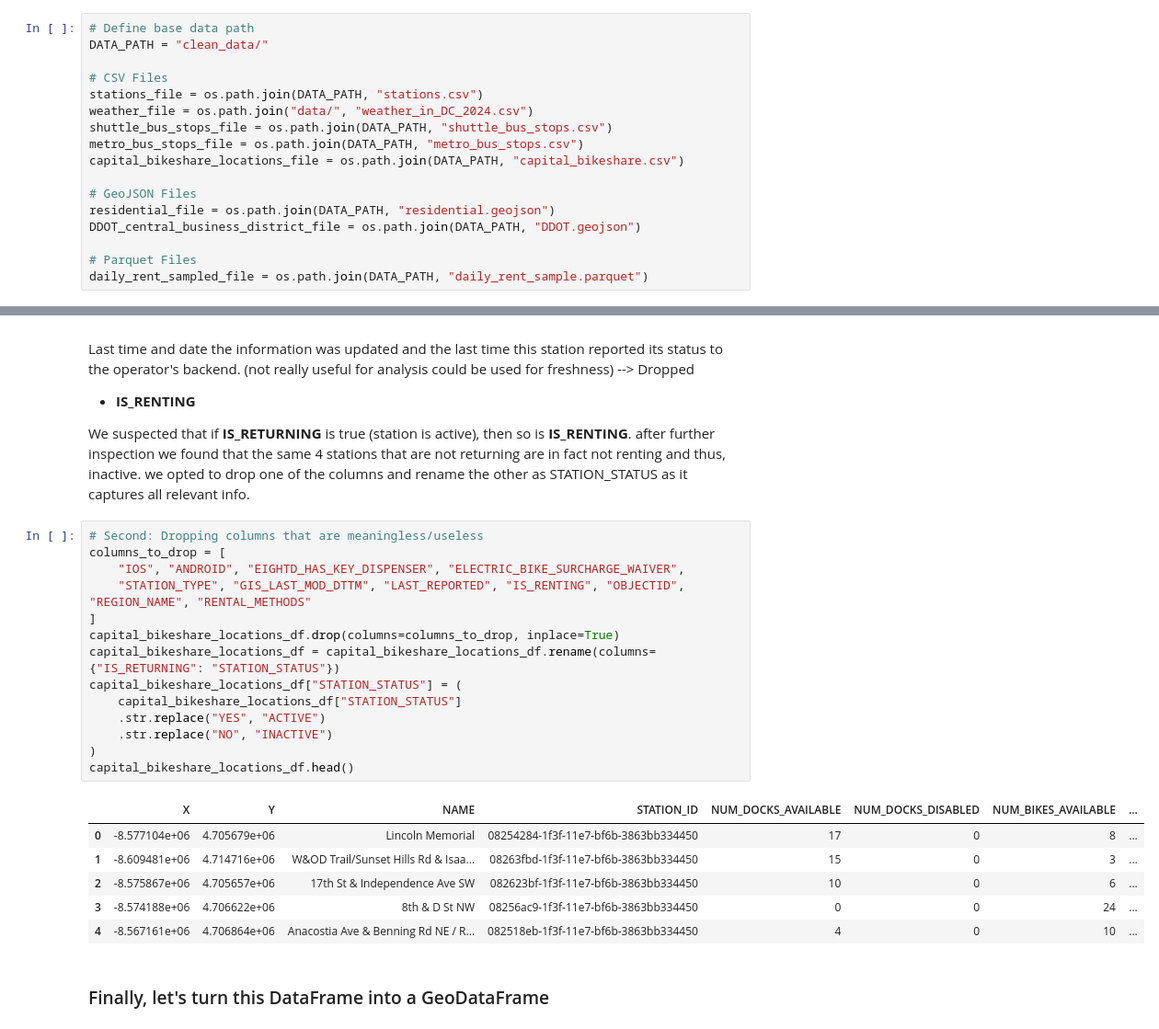
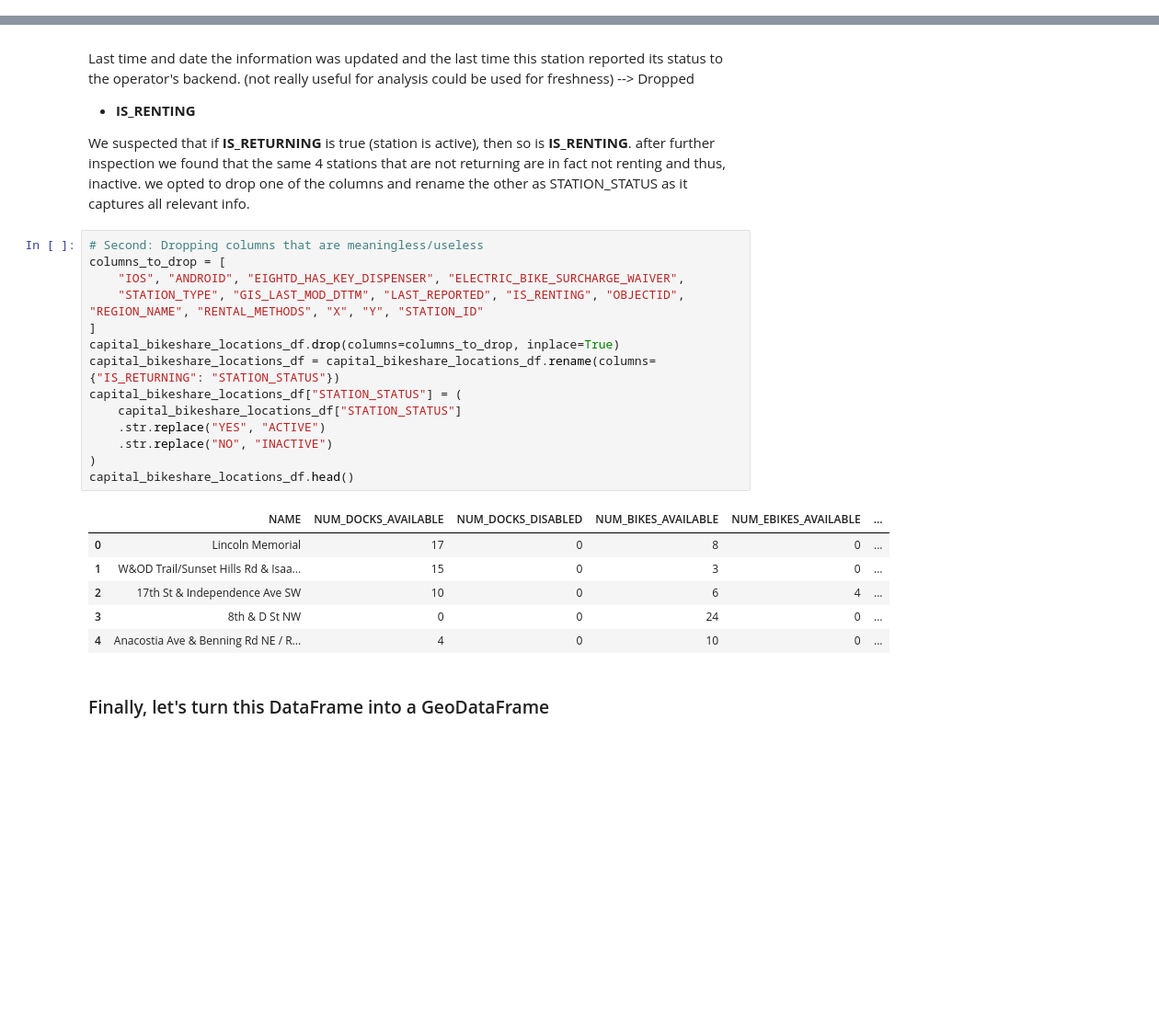
Before and after one commit to reham-shaban/DM-homework, a Jupyter notebook: Data_Mining_Homework.ipynb, the cells around one changed output, grey strips where cells are left out. Shown at 92% size. Drawn from its saved outputs; the diff is of its cells as text; blank space fills up the shorter version.

```diff
--- a/Data_Mining_Homework.ipynb
+++ b/Data_Mining_Homework.ipynb
@@ -63,22 +51,5 @@ DDOT_central_business_district_file = os.path.join(DATA_PATH, "DDOT_central_busi
 # Parquet Files
 daily_rent_file = os.path.join(DATA_PATH, "daily-rent.parquet")
 daily_rent_sampled_file = os.path.join(DATA_PATH, "daily-rent-sampled.parquet")
-# %%
-# Define base data path
-DATA_PATH = "clean_data/"
-
-# CSV Files
-stations_file = os.path.join(DATA_PATH, "stations.csv")
-weather_file = os.path.join("data/", "weather_in_DC_2024.csv")
-shuttle_bus_stops_file = os.path.join(DATA_PATH, "shuttle_bus_stops.csv")
-metro_bus_stops_file = os.path.join(DATA_PATH, "metro_bus_stops.csv")
-capital_bikeshare_locations_file = os.path.join(DATA_PATH, "capital_bikeshare.csv")
-
-# GeoJSON Files
-residential_file = os.path.join(DATA_PATH, "residential.geojson")
-DDOT_central_business_district_file = os.path.join(DATA_PATH, "DDOT.geojson")
-
-# Parquet Files
-daily_rent_sampled_file = os.path.join(DATA_PATH, "daily_rent_sample.parquet")
 # %% [markdown]
 ## Load Data
@@ -1029,24 +1055,24 @@ We suspected that if **IS_RETURNING** is true (station is active), then so is **
 # %%
 # Second: Dropping columns that are meaningless/useless
 columns_to_drop = [
     "IOS", "ANDROID", "EIGHTD_HAS_KEY_DISPENSER", "ELECTRIC_BIKE_SURCHARGE_WAIVER",
-    "STATION_TYPE", "GIS_LAST_MOD_DTTM", "LAST_REPORTED", "IS_RENTING", "OBJECTID", "REGION_NAME", "RENTAL_METHODS"
+    "STATION_TYPE", "GIS_LAST_MOD_DTTM", "LAST_REPORTED", "IS_RENTING", "OBJECTID", "REGION_NAME", "RENTAL_METHODS", "X", "Y", "STATION_ID"
 ]
 capital_bikeshare_locations_df.drop(columns=columns_to_drop, inplace=True)
 capital_bikeshare_locations_df = capital_bikeshare_locations_df.rename(columns={"IS_RETURNING": "STATION_STATUS"})
 capital_bikeshare_locations_df["STATION_STATUS"] = (
     capital_bikeshare_locations_df["STATION_STATUS"]
     .str.replace("YES", "ACTIVE")
     .str.replace("NO", "INACTIVE")
 )
 capital_bikeshare_locations_df.head()
 # %% [output]
-|  | X | Y | NAME | STATION_ID | NUM_DOCKS_AVAILABLE | NUM_DOCKS_DISABLED | NUM_BIKES_AVAILABLE | ... |
-| 0 | -8.577104e+06 | 4.705679e+06 | Lincoln Memorial | 08254284-1f3f-11e7-bf6b-3863bb334450 | 17 | 0 | 8 | ... |
-| 1 | -8.609481e+06 | 4.714716e+06 | W&OD Trail/Sunset Hills Rd & Isaa... | 08263fbd-1f3f-11e7-bf6b-3863bb334450 | 15 | 0 | 3 | ... |
-| 2 | -8.575867e+06 | 4.705657e+06 | 17th St & Independence Ave SW | 082623bf-1f3f-11e7-bf6b-3863bb334450 | 10 | 0 | 6 | ... |
-| 3 | -8.574188e+06 | 4.706622e+06 | 8th & D St NW | 08256ac9-1f3f-11e7-bf6b-3863bb334450 | 0 | 0 | 24 | ... |
-| 4 | -8.567161e+06 | 4.706864e+06 | Anacostia Ave & Benning Rd NE / R... | 082518eb-1f3f-11e7-bf6b-3863bb334450 | 4 | 0 | 10 | ... |
+|  | NAME | NUM_DOCKS_AVAILABLE | NUM_DOCKS_DISABLED | NUM_BIKES_AVAILABLE | NUM_EBIKES_AVAILABLE | ... |
+| 0 | Lincoln Memorial | 17 | 0 | 8 | 0 | ... |
+| 1 | W&OD Trail/Sunset Hills Rd & Isaa... | 15 | 0 | 3 | 0 | ... |
+| 2 | 17th St & Independence Ave SW | 10 | 0 | 6 | 4 | ... |
+| 3 | 8th & D St NW | 0 | 0 | 24 | 0 | ... |
+| 4 | Anacostia Ave & Benning Rd NE / R... | 4 | 0 | 10 | 0 | ... |
 # %% [markdown]
 ### Finally, let's turn this DataFrame into a GeoDataFrame
 # %%
```
Also changed, not shown: parts of 159 cells of this notebook.
